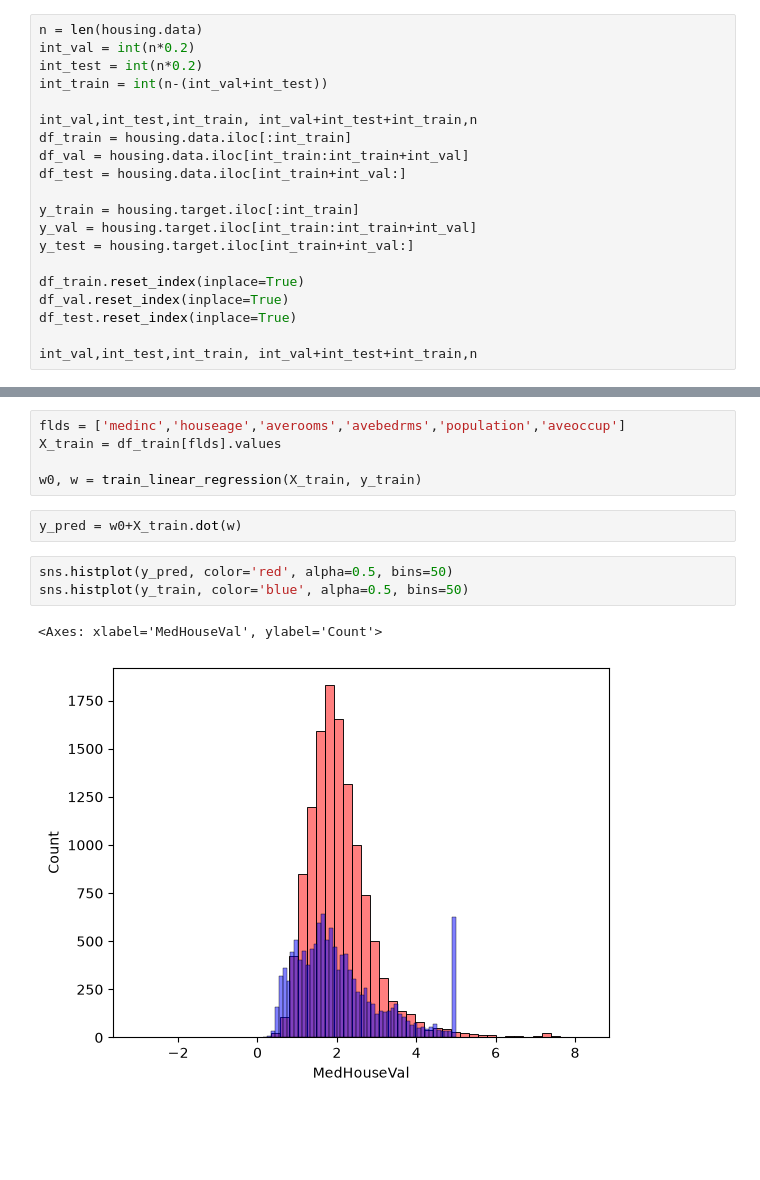
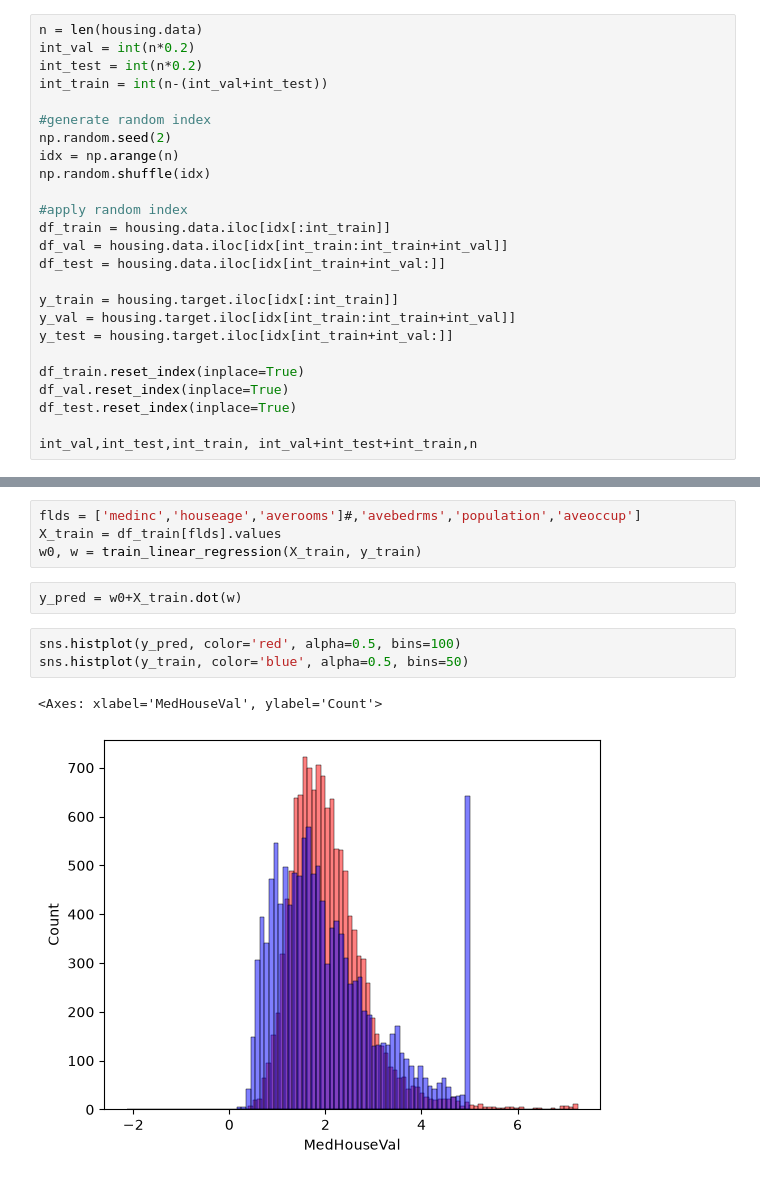
Before and after one commit to dangerpouse/zoomcamp---Machine-Learning, a Jupyter notebook: 99 - Samples/ML-LR CaliforniaHotel.ipynb, the cells around one changed output, grey strips where cells are left out. Drawn from its saved outputs; the diff is of its cells as text; blank space fills up the shorter version.

```diff
--- a/99 - Samples/ML-LR CaliforniaHotel.ipynb
+++ b/99 - Samples/ML-LR CaliforniaHotel.ipynb
@@ -79,14 +80,19 @@ int_val = int(n*0.2)
 int_test = int(n*0.2)
 int_train = int(n-(int_val+int_test))
 
-int_val,int_test,int_train, int_val+int_test+int_train,n
-df_train = housing.data.iloc[:int_train]
-df_val = housing.data.iloc[int_train:int_train+int_val]
-df_test = housing.data.iloc[int_train+int_val:]
+#generate random index
+np.random.seed(2)
+idx = np.arange(n)
+np.random.shuffle(idx)
 
-y_train = housing.target.iloc[:int_train]
-y_val = housing.target.iloc[int_train:int_train+int_val]
-y_test = housing.target.iloc[int_train+int_val:]
+#apply random index
+df_train = housing.data.iloc[idx[:int_train]]
+df_val = housing.data.iloc[idx[int_train:int_train+int_val]]
+df_test = housing.data.iloc[idx[int_train+int_val:]]
+
+y_train = housing.target.iloc[idx[:int_train]]
+y_val = housing.target.iloc[idx[int_train:int_train+int_val]]
+y_test = housing.target.iloc[idx[int_train+int_val:]]
 
 df_train.reset_index(inplace=True)
 df_val.reset_index(inplace=True)
@@ -106,16 +112,15 @@ def train_linear_regression(X, y):
 
     return w_full[0], w_full[1:]
 # %%
-flds = ['medinc','houseage','averooms','avebedrms','population','aveoccup']
+flds = ['medinc','houseage','averooms']#,'avebedrms','population','aveoccup']
 X_train = df_train[flds].values
-
 w0, w = train_linear_regression(X_train, y_train)
 # %%
 y_pred = w0+X_train.dot(w)
 # %%
-sns.histplot(y_pred, color='red', alpha=0.5, bins=50)
+sns.histplot(y_pred, color='red', alpha=0.5, bins=100)
 sns.histplot(y_train, color='blue', alpha=0.5, bins=50)
 # %% [output]
 <Axes: xlabel='MedHouseVal', ylabel='Count'>
-[figure, old version]
+[figure, new version]
 # %%
```
Also changed, not shown: parts of 12 cells of this notebook.
